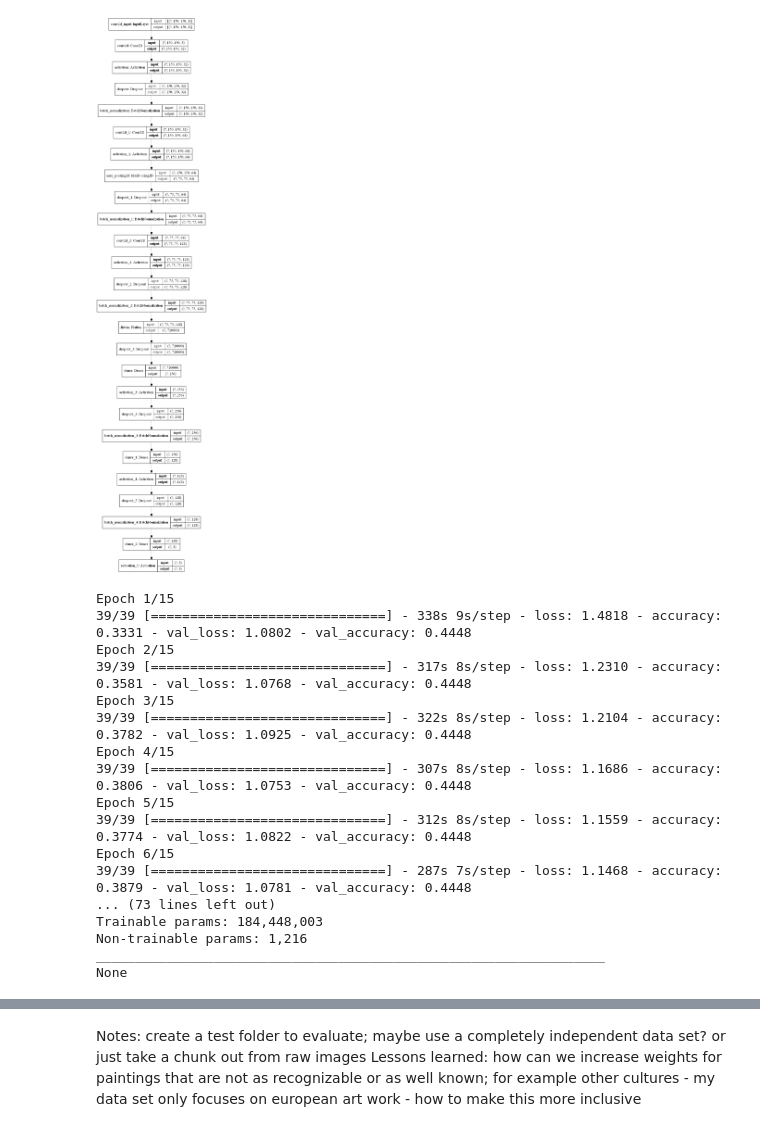
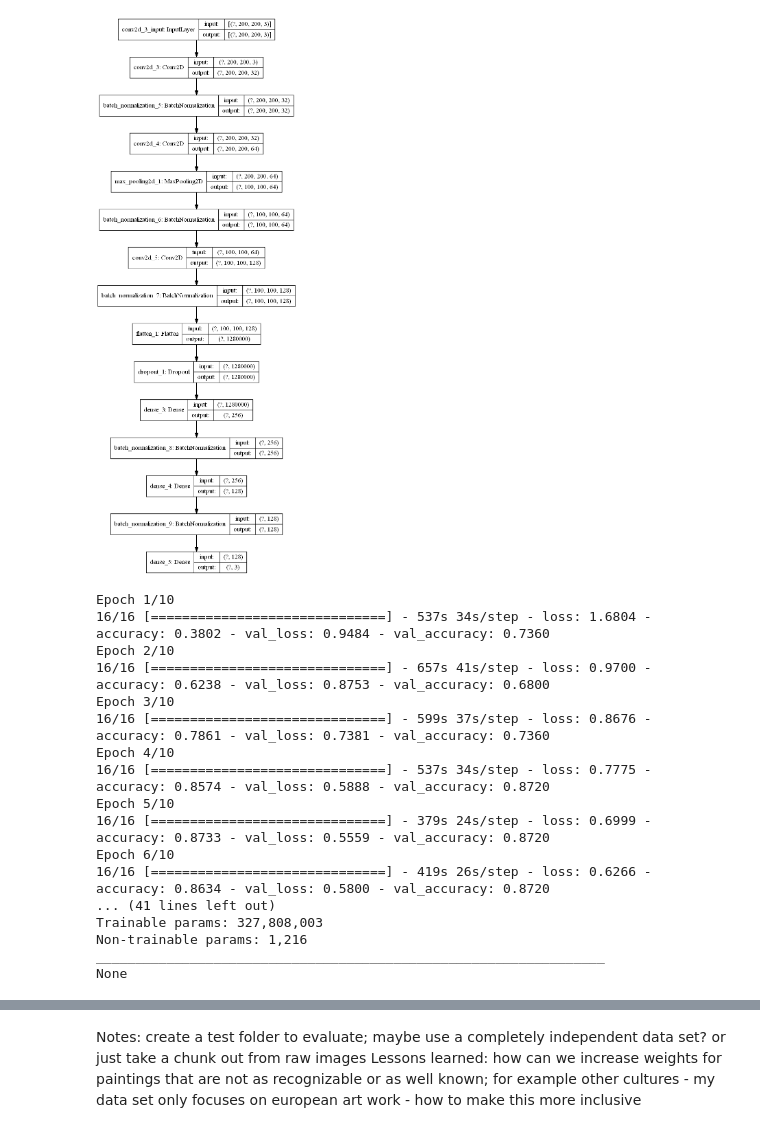
Before and after one commit to justinepicar/Art_Style_Classification, a Jupyter notebook: Notebooks/04_pre-processing_&_modeling.ipynb, the cells around one changed output, grey strips where cells are left out. Cells and saved outputs as stored; diff of their text form; code cells hidden in the pictures.

```diff
--- a/Notebooks/04_pre-processing_&_modeling.ipynb
+++ b/Notebooks/04_pre-processing_&_modeling.ipynb
@@ -20,5 +20,6 @@ sys.path.insert(0, '..')
 from function import create_new_folder
 # %%
 #generate a dataset
-image_path = r'..\images'
+train_path = r'..\images'
+test_path=r'..\sample_test_images'
 # %%
@@ -52,7 +59,7 @@ def delete_corrupt_image(image_path):
 # %%
-image_size = (150, 150) #(height, width)
+image_size = (200, 200) #(height, width)
 batch_size = 32
-num_classes = len(os.listdir(image_path))
+num_classes = len(os.listdir(train_path))
 
 from keras.preprocessing.image import ImageDataGenerator
 
@@ -67,7 +74,7 @@ img_gen = ImageDataGenerator(rotation_range=40,
                                    fill_mode='reflect',  #figure out difference between nearest and reflect
                                    validation_split = 0.2)
 
-train_generator = img_gen.flow_from_directory(directory=image_path,
+train_generator = img_gen.flow_from_directory(directory=train_path,
                                               target_size=image_size,
                                               classes=list(df.label.unique()),
                                               class_mode='categorical',
@@ -76,7 +83,7 @@ train_generator = img_gen.flow_from_directory(directory=image_path,
                                               shuffle=False,
                                               seed=42)
 
-validation_generator = img_gen.flow_from_directory(directory=image_path,
+validation_generator = img_gen.flow_from_directory(directory=train_path,
                                                    target_size=image_size,
                                                    classes=list(df.label.unique()),
                                                    class_mode='categorical',
@@ -85,11 +92,11 @@ validation_generator = img_gen.flow_from_directory(directory=image_path,
                                                    shuffle=False,
                                                    seed=42)
 
-'''test_generator = img_gen.flow_from_directory(directory=test_path,
+test_generator = img_gen.flow_from_directory(directory=test_path,
                                                    target_size=image_size,
                                                    classes=list(df.label.unique()),
                                                    class_mode='categorical',
                                                    batch_size = batch_size,
                                                    shuffle=False,
-                                                   seed=42)'''
+                                                   seed=42)
 # %% [output]
@@ -137,35 +145,35 @@ def sequential_model(input_shape, num_classes):
     model = Sequential()
     model.add(Conv2D(32, kernel_size=3, activation='relu', input_shape=input_shape, padding='same'))
     #model.add(Dropout(0.2))
     model.add(BatchNormalization())
 
     model.add(Conv2D(64, kernel_size=3, activation='relu', padding='same'))
-    model.add(MaxPooling2D(2)) #Pooling too often will lead to there being almost nothing for the densely connected layers to learn about when the data reaches them.
+    model.add(MaxPooling2D(2))
     #model.add(Dropout(0.2))
     model.add(BatchNormalization())
 
     model.add(Conv2D(128, kernel_size=3, activation='relu', padding='same'))
     #model.add(Dropout(0.2))
     model.add(BatchNormalization())
 
     model.add(Flatten())
     model.add(Dropout(0.2))
 
     model.add(Dense(256, kernel_constraint=maxnorm(3), activation='relu'))
     #model.add(Dropout(0.2))
     model.add(BatchNormalization())
 
     model.add(Dense(128, kernel_constraint=maxnorm(3), activation='relu'))
     #model.add(Dropout(0.2))
     model.add(BatchNormalization())
 
     model.add(Dense(num_classes, activation='softmax'))
 
     return model
 
-model = cnn_model(input_shape=image_size + (3,), num_classes=num_classes)
+model = sequential_model(input_shape=image_size + (3,), num_classes=num_classes)
 keras.utils.plot_model(model, show_shapes=True)
 # %% [output]
-[figure, old version]
+[figure, new version]
 # %%
 modelpath = r'../models/model'
@@ -173,9 +181,9 @@ epochs = 25
 # %%
-callbacks = [keras.callbacks.ModelCheckpoint(os.path.join(modelpath,f'model_cnn_checkpoint_{epochs}.h5')),]
+callbacks = [keras.callbacks.ModelCheckpoint(os.path.join(modelpath,f'model_sequential_checkpoint_{epochs}.h5')),]
 
 model.compile(optimizer='adam',
                   loss="categorical_crossentropy",
-                  metrics=['accuracy', 'precision', 'recall'],
+                  metrics=['accuracy']#, 'precision', 'recall'],
                  )
 
 model.fit(train_generator,
@@ -185,20 +193,20 @@ model.fit(train_generator,
 
 print(model.summary())
 # %% [output]
-Epoch 1/15
-39/39 [==============================] - 338s 9s/step - loss: 1.4818 - accuracy: 0.3331 - val_loss: 1.0802 - val_accuracy: 0.4448
-Epoch 2/15
-39/39 [==============================] - 317s 8s/step - loss: 1.2310 - accuracy: 0.3581 - val_loss: 1.0768 - val_accuracy: 0.4448
-Epoch 3/15
-39/39 [==============================] - 322s 8s/step - loss: 1.2104 - accuracy: 0.3782 - val_loss: 1.0925 - val_accuracy: 0.4448
-Epoch 4/15
-39/39 [==============================] - 307s 8s/step - loss: 1.1686 - accuracy: 0.3806 - val_loss: 1.0753 - val_accuracy: 0.4448
-Epoch 5/15
-39/39 [==============================] - 312s 8s/step - loss: 1.1559 - accuracy: 0.3774 - val_loss: 1.0822 - val_accuracy: 0.4448
-Epoch 6/15
-39/39 [==============================] - 287s 7s/step - loss: 1.1468 - accuracy: 0.3879 - val_loss: 1.0781 - val_accuracy: 0.4448
-... (73 lines left out)
-Trainable params: 184,448,003
+Epoch 1/10
+16/16 [==============================] - 537s 34s/step - loss: 1.6804 - accuracy: 0.3802 - val_loss: 0.9484 - val_accuracy: 0.7360
+Epoch 2/10
+16/16 [==============================] - 657s 41s/step - loss: 0.9700 - accuracy: 0.6238 - val_loss: 0.8753 - val_accuracy: 0.6800
+Epoch 3/10
+16/16 [==============================] - 599s 37s/step - loss: 0.8676 - accuracy: 0.7861 - val_loss: 0.7381 - val_accuracy: 0.7360
+Epoch 4/10
+16/16 [==============================] - 537s 34s/step - loss: 0.7775 - accuracy: 0.8574 - val_loss: 0.5888 - val_accuracy: 0.8720
+Epoch 5/10
+16/16 [==============================] - 379s 24s/step - loss: 0.6999 - accuracy: 0.8733 - val_loss: 0.5559 - val_accuracy: 0.8720
+Epoch 6/10
+16/16 [==============================] - 419s 26s/step - loss: 0.6266 - accuracy: 0.8634 - val_loss: 0.5800 - val_accuracy: 0.8720
+... (41 lines left out)
+Trainable params: 327,808,003
 Non-trainable params: 1,216
 _________________________________________________________________
 None
```
Also changed, not shown: parts of 43 cells of this notebook.
